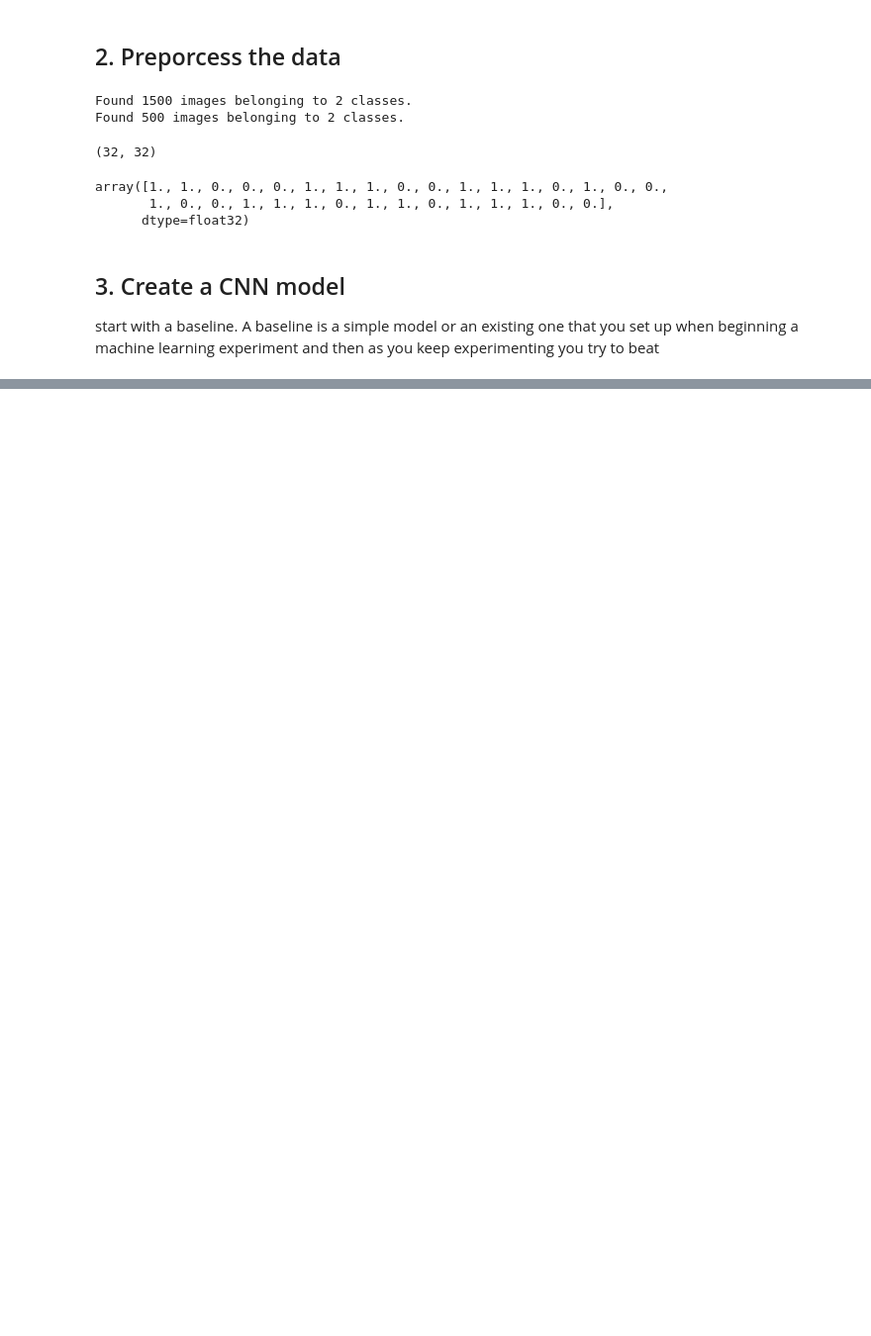
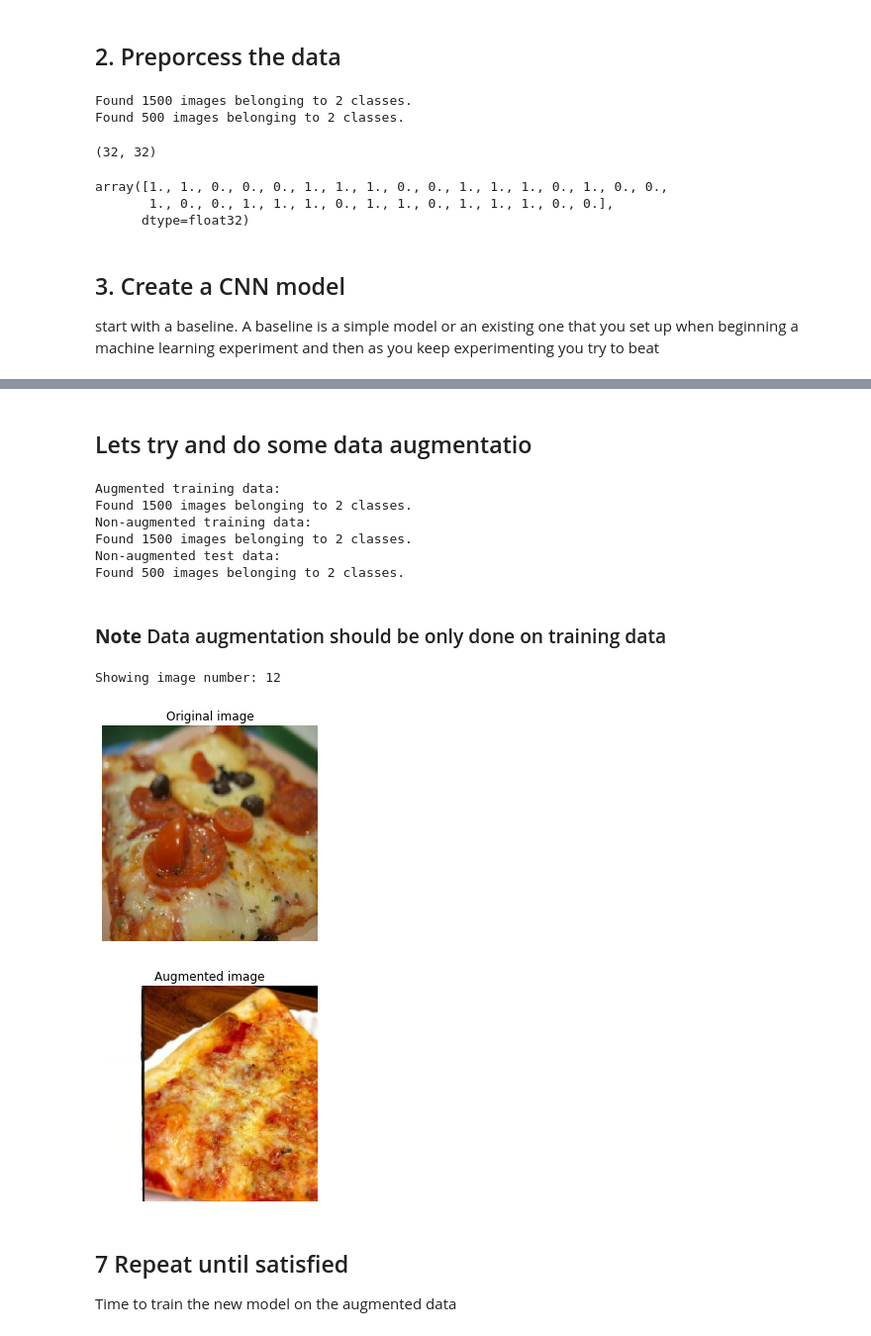
Before and after one commit to adrikosm/Tensorflow_Certification, a Jupyter notebook: Computer Vision/Computer_vision_tf.ipynb, the cells around one changed output, grey strips where cells are left out. Shown at 99% size. Saved outputs shown, nothing was run; the diff lists cells and outputs as text; code cells hidden in the pictures; blank space fills up the shorter version.

```diff
--- a/Computer Vision/Computer_vision_tf.ipynb
+++ b/Computer Vision/Computer_vision_tf.ipynb
@@ -441,0 +612,2 @@ baseline_model = Sequential([
+# %% [markdown]
+## Lets try and do some data augmentatio
@@ -441,0 +628,53 @@ baseline_model = Sequential([
+# %%
+# Import data and augment it from training directory
+print("Augmented training data:")
+train_data_augmented = train_datagen_augmented.flow_from_directory(train_dir,
+                                                                   target_size = (224,224),
+                                                                   batch_size = 32,
+                                                                   class_mode = "binary")
+
+# Create non-augmented train data batches
+print("Non-augmented training data:")
+train_data = train_datagen.flow_from_directory(train_dir,
+                                               target_size = (224,224),
+                                               class_mode = "binary",
+                                               batch_size = 32)
+
+# Create non-augmented test data batches
+print("Non-augmented test data:")
+test_data = test_datagen.flow_from_directory(test_dir,
+                                             target_size = (224,224),
+                                             batch_size = 32,
+                                             class_mode = "binary")
+# %% [output]
+Augmented training data:
+Found 1500 images belonging to 2 classes.
+Non-augmented training data:
+Found 1500 images belonging to 2 classes.
+Non-augmented test data:
+Found 500 images belonging to 2 classes.
+# %% [markdown]
+### **Note** Data augmentation should be only done on training data
+# %%
+# Get sample augmented data batches
+images , labels =  train_data.next()
+augmented_images , augmented_labels  = train_data_augmented.next()
+# %%
+# Lets view some images
+
+random_number = random.randint(0,31) # 32 batch sizes
+print(f"Showing image number: {random_number}")
+plt.imshow(images[random_number])
+plt.title(f"Original image")
+plt.axis(False)
+plt.figure()
+plt.imshow(augmented_images[random_number])
+plt.title(f"Augmented image")
+plt.axis(False);
+# %% [output]
+Showing image number: 12
+[figure, added]
+[figure, added]
+# %% [markdown]
+## 7 Repeat until satisfied
+Time to train the new model on the augmented data
```
Also changed, not shown: parts of 29 cells of this notebook, 1 other file.
